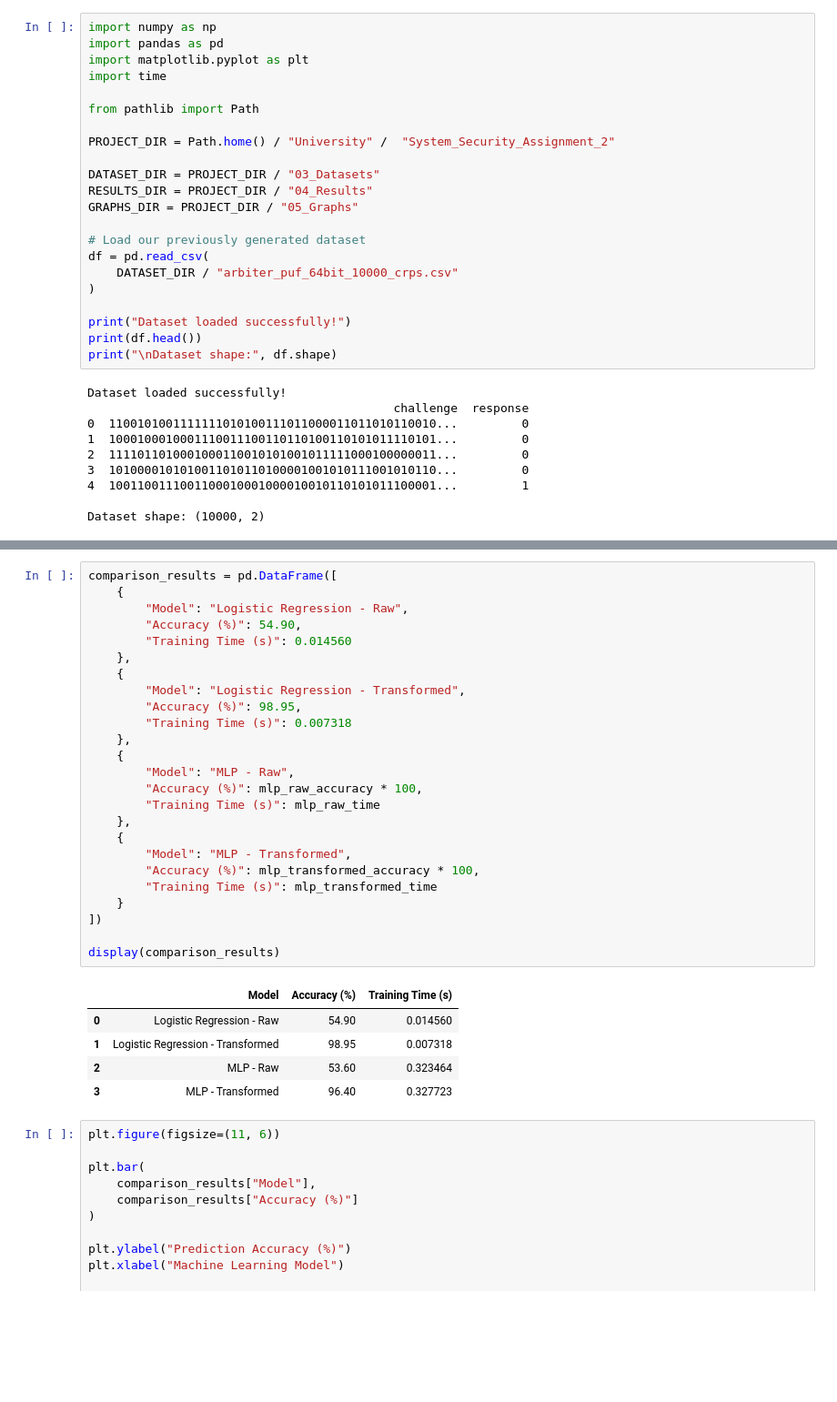
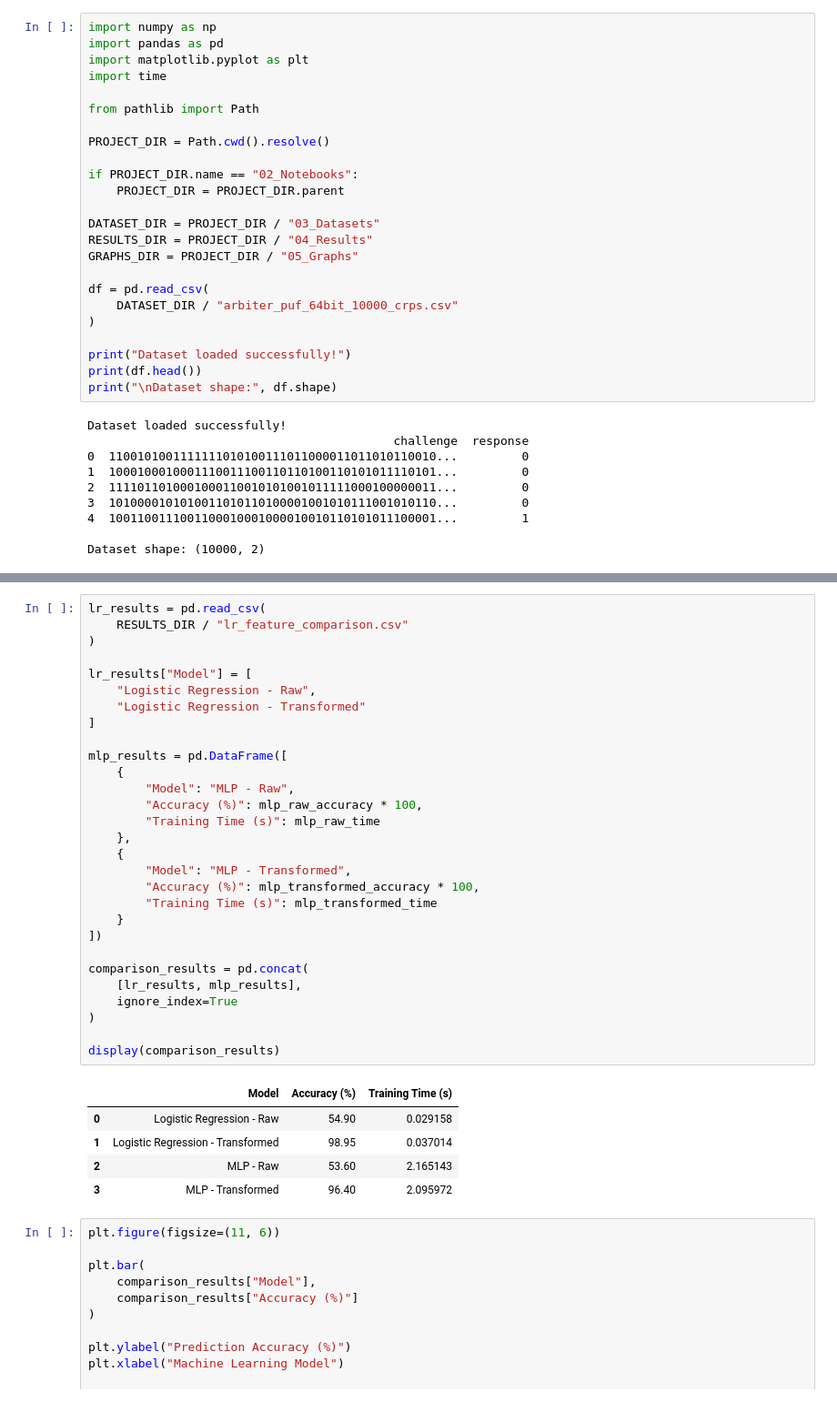
Before and after one commit to joshim-leiden/system-security-assignment-2, a Jupyter notebook: 02_Notebooks/03_MLP_Attack.ipynb, the cells around one changed output, grey strips where cells are left out. Shown at 91% size. Drawn from its saved outputs; the diff is of its cells as text; blank space fills up the shorter version.

Commit message:
Fixed MLP notebook paths and loaded LR results dynamically

```diff
--- a/02_Notebooks/03_MLP_Attack.ipynb
+++ b/02_Notebooks/03_MLP_Attack.ipynb
@@ -6,13 +6,15 @@ import time
 
 from pathlib import Path
 
-PROJECT_DIR = Path.home() / "University" /  "System_Security_Assignment_2"
+PROJECT_DIR = Path.cwd().resolve()
+
+if PROJECT_DIR.name == "02_Notebooks":
+    PROJECT_DIR = PROJECT_DIR.parent
 
 DATASET_DIR = PROJECT_DIR / "03_Datasets"
 RESULTS_DIR = PROJECT_DIR / "04_Results"
 GRAPHS_DIR = PROJECT_DIR / "05_Graphs"
 
-# Load our previously generated dataset
 df = pd.read_csv(
     DATASET_DIR / "arbiter_puf_64bit_10000_crps.csv"
 )
@@ -180,35 +170,39 @@ Training time: 0.3277 seconds
 Training iterations: 23
 # %%
-comparison_results = pd.DataFrame([
-    {
-        "Model": "Logistic Regression - Raw",
-        "Accuracy (%)": 54.90,
-        "Training Time (s)": 0.014560
-    },
-    {
-        "Model": "Logistic Regression - Transformed",
-        "Accuracy (%)": 98.95,
-        "Training Time (s)": 0.007318
-    },
+lr_results = pd.read_csv(
+    RESULTS_DIR / "lr_feature_comparison.csv"
+)
+
+lr_results["Model"] = [
+    "Logistic Regression - Raw",
+    "Logistic Regression - Transformed"
+]
+
+mlp_results = pd.DataFrame([
     {
         "Model": "MLP - Raw",
         "Accuracy (%)": mlp_raw_accuracy * 100,
         "Training Time (s)": mlp_raw_time
     },
     {
         "Model": "MLP - Transformed",
         "Accuracy (%)": mlp_transformed_accuracy * 100,
         "Training Time (s)": mlp_transformed_time
     }
 ])
 
+comparison_results = pd.concat(
+    [lr_results, mlp_results],
+    ignore_index=True
+)
+
 display(comparison_results)
 # %% [output]
 |  | Model | Accuracy (%) | Training Time (s) |
-| 0 | Logistic Regression - Raw | 54.90 | 0.014560 |
-| 1 | Logistic Regression - Transformed | 98.95 | 0.007318 |
-| 2 | MLP - Raw | 53.60 | 0.323464 |
-| 3 | MLP - Transformed | 96.40 | 0.327723 |
+| 0 | Logistic Regression - Raw | 54.90 | 0.029158 |
+| 1 | Logistic Regression - Transformed | 98.95 | 0.037014 |
+| 2 | MLP - Raw | 53.60 | 2.165143 |
+| 3 | MLP - Transformed | 96.40 | 2.095972 |
 # %%
 plt.figure(figsize=(11, 6))
 
```
Also changed, not shown: parts of 3 cells of this notebook, 1 other file.
